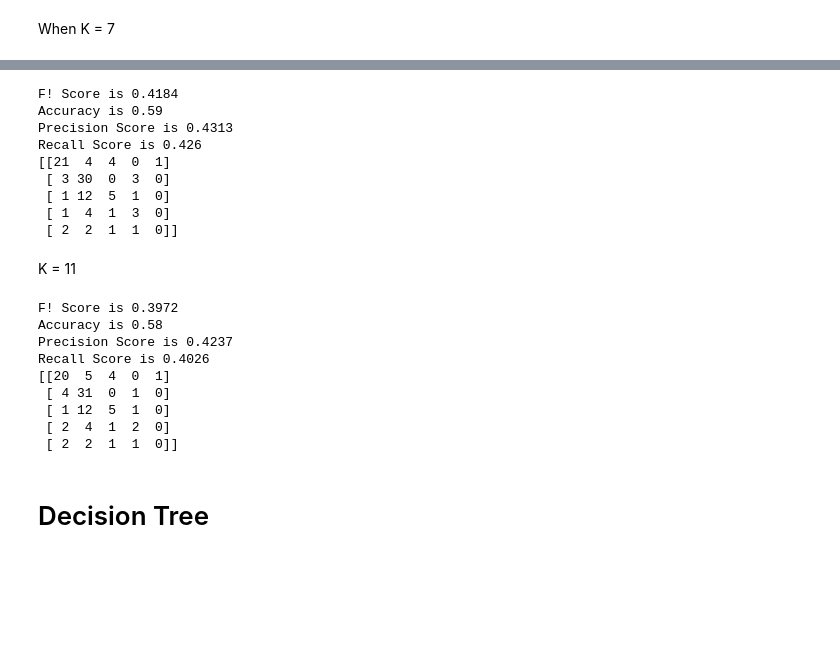
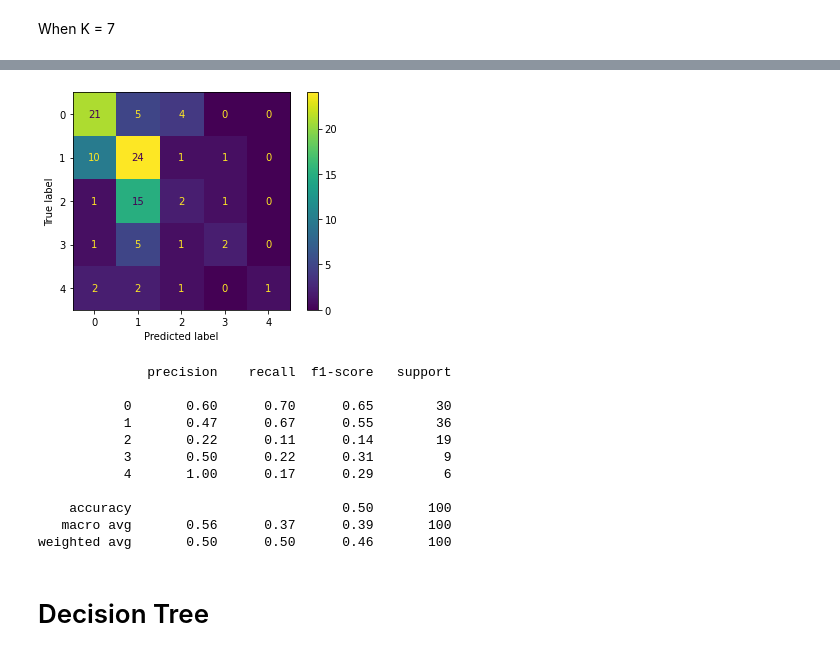
Before and after one commit to yassiSam/ML-1-Assingment, a Jupyter notebook: ML_Model_for_Frockies.ipynb, the cells around one changed output, grey strips where cells are left out. Saved outputs shown, nothing was run; the diff lists cells and outputs as text; code cells hidden in the pictures; blank space fills up the shorter version.

```diff
--- a/ML_Model_for_Frockies.ipynb
+++ b/ML_Model_for_Frockies.ipynb
@@ -147,7 +147,7 @@ le = LabelEncoder()
 y = le.fit_transform(y)
 # %%
 X = df.drop(["age_range"],axis="columns")
-X_cat = df.drop(["discount_amount","price"],axis="columns")
+X_cat = df.drop(["discount_amount","price","age_range"],axis="columns")
 X_num = df.loc[:,["discount_amount","price"]]
 X = pd.concat([X_num,pd.get_dummies(X_cat)],axis="columns")
 # %% [markdown]
@@ -250,35 +189,21 @@ K = 9
-# %%
-knn_model = KNeighborsClassifier(n_neighbors = 9)
-knn_model = knn_model.fit(X_train,y_train)
-# %%
-evaluate_model(knn_model,X_test,y_test)
-# %% [output]
-F! Score is 0.4184
-Accuracy is 0.59
-Precision Score is 0.4313
-Recall Score is 0.426
-[[21  4  4  0  1]
- [ 3 30  0  3  0]
- [ 1 12  5  1  0]
- [ 1  4  1  3  0]
- [ 2  2  1  1  0]]
-# %% [markdown]
-K = 11
-# %%
-knn_model = KNeighborsClassifier(n_neighbors = 11)
-knn_model = knn_model.fit(X_train,y_train)
-# %%
-evaluate_model(knn_model,X_test,y_test)
-# %% [output]
-F! Score is 0.3972
-Accuracy is 0.58
-Precision Score is 0.4237
-Recall Score is 0.4026
-[[20  5  4  0  1]
- [ 4 31  0  1  0]
- [ 1 12  5  1  0]
- [ 2  4  1  2  0]
- [ 2  2  1  1  0]]
+# %%
+plot_confusion_matrix(knn_model,X_test,y_test).figure_.savefig("cm_knn.png",dpi=300)
+# %% [output]
+[figure, added]
+# %%
+print(classification_report(y_test, knn_model.predict(X_test)))
+# %% [output]
+              precision    recall  f1-score   support
+
+           0       0.60      0.70      0.65        30
+           1       0.47      0.67      0.55        36
+           2       0.22      0.11      0.14        19
+           3       0.50      0.22      0.31         9
+           4       1.00      0.17      0.29         6
+
+    accuracy                           0.50       100
+   macro avg       0.56      0.37      0.39       100
+weighted avg       0.50      0.50      0.46       100
 # %% [markdown]
 # Decision Tree
 # %%
```
Also changed, not shown: parts of 22 cells of this notebook.
